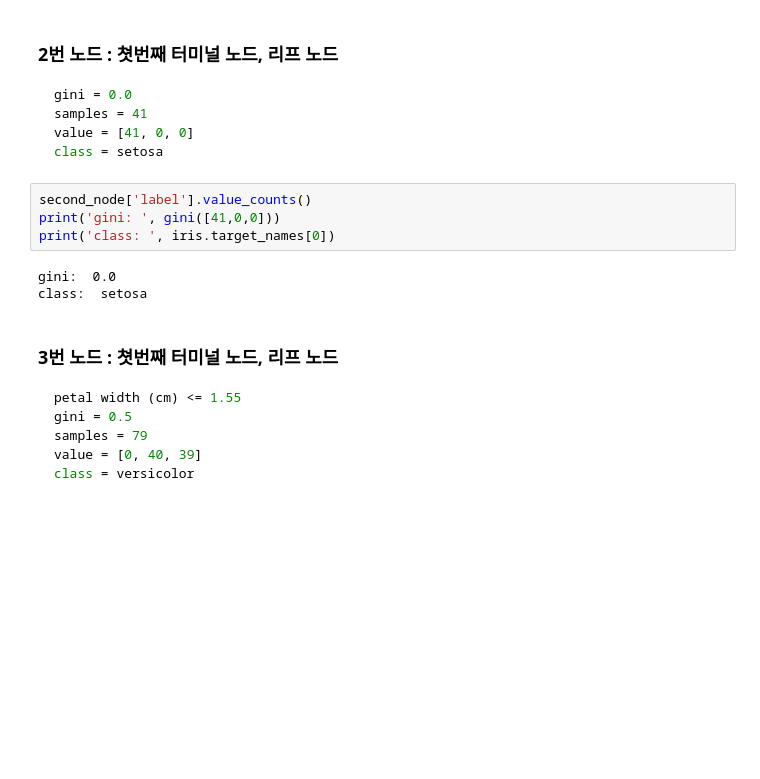
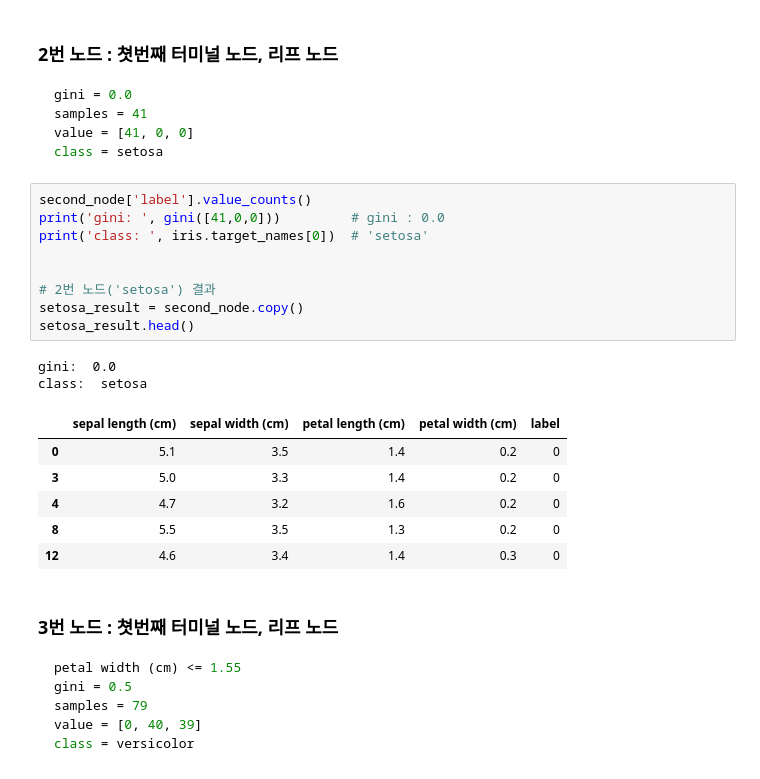
Before and after one commit to janggunhee/DS-stusy, a Jupyter notebook: Machine Learning/DecisionTree_Basic.ipynb, the cells around one changed output. Saved outputs shown, nothing was run; the diff lists cells and outputs as text; blank space fills up the shorter version.

````diff
--- a/Machine Learning/DecisionTree_Basic.ipynb
+++ b/Machine Learning/DecisionTree_Basic.ipynb
@@ -375,11 +373,22 @@ class = setosa
 ```
 # %%
 second_node['label'].value_counts()
-print('gini: ', gini([41,0,0]))
-print('class: ', iris.target_names[0])
+print('gini: ', gini([41,0,0]))         # gini : 0.0
+print('class: ', iris.target_names[0])  # 'setosa'
+
+
+# 2번 노드('setosa') 결과
+setosa_result = second_node.copy()
+setosa_result.head()
 # %% [output]
 gini:  0.0
 class:  setosa
+|  | sepal length (cm) | sepal width (cm) | petal length (cm) | petal width (cm) | label |
+| 0 | 5.1 | 3.5 | 1.4 | 0.2 | 0 |
+| 3 | 5.0 | 3.3 | 1.4 | 0.2 | 0 |
+| 4 | 4.7 | 3.2 | 1.6 | 0.2 | 0 |
+| 8 | 5.5 | 3.5 | 1.3 | 0.2 | 0 |
+| 12 | 4.6 | 3.4 | 1.4 | 0.3 | 0 |
 # %% [markdown]
 ### 3번 노드 : 쳣번째 터미널 노드, 리프 노드
 
````
Also changed, not shown: parts of 47 cells of this notebook, 4 other files.
